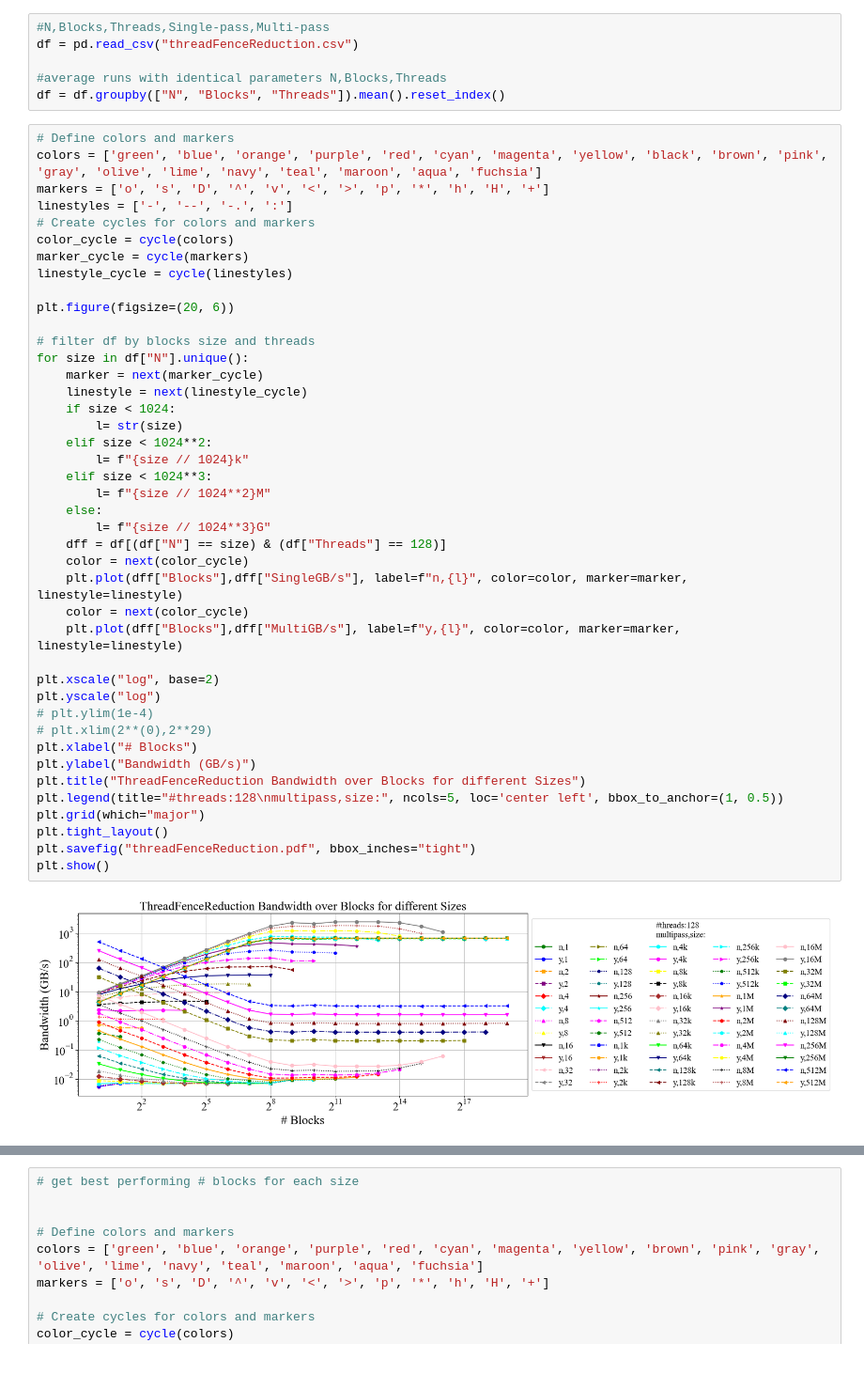
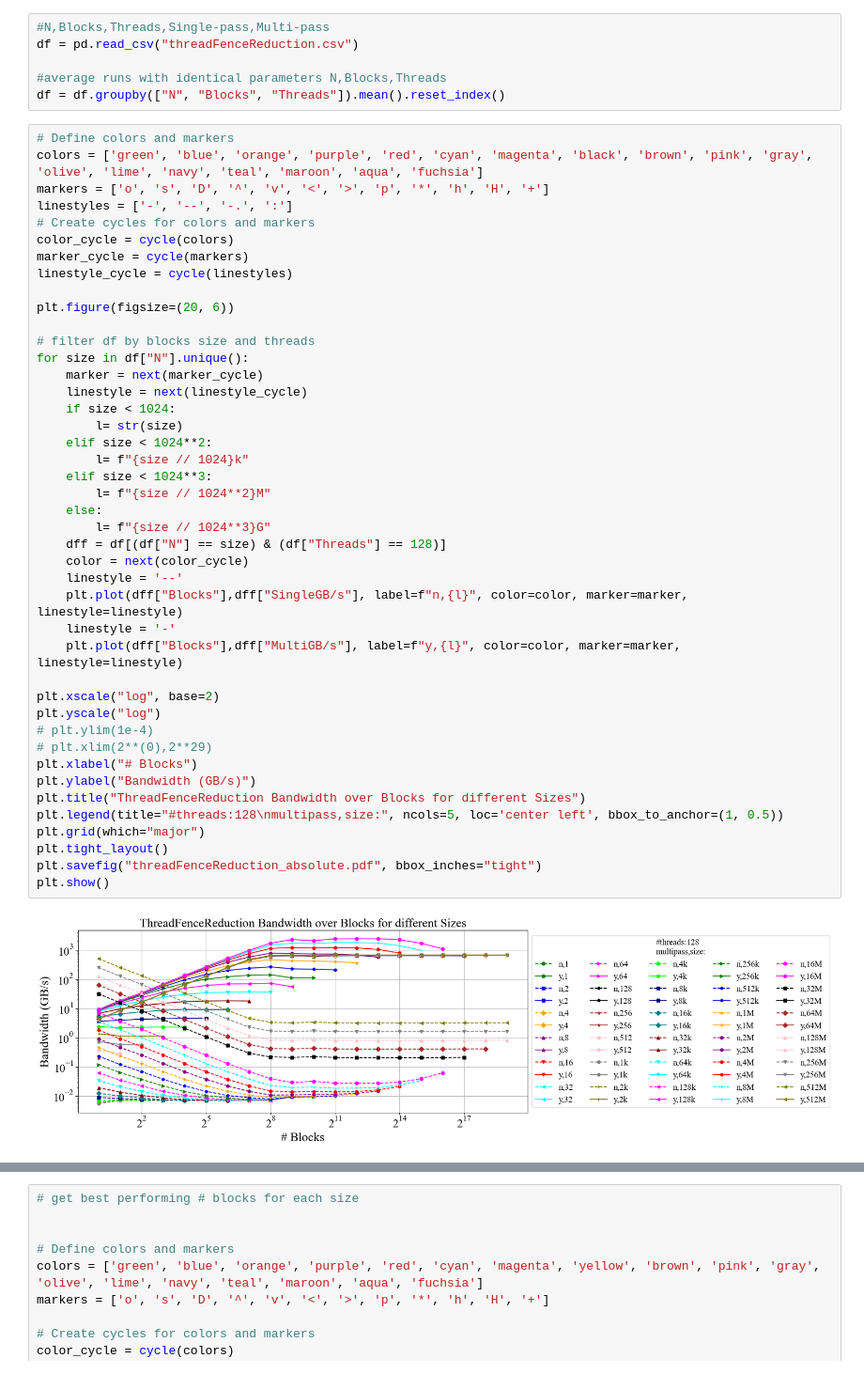
Before and after one commit to DerBurri/hpcexercise, a Jupyter notebook: gpu_algo_design/Ex03/out/visu.ipynb, the cells around one changed output, grey strips where cells are left out. Shown at 94% size. Cells and saved outputs as stored; diff of their text form.

Commit message:
[UPDATE] 3.2 result figures cleanup

```diff
--- a/gpu_algo_design/Ex03/out/visu.ipynb
+++ b/gpu_algo_design/Ex03/out/visu.ipynb
@@ -24,7 +24,7 @@ df = pd.read_csv("threadFenceReduction.csv")
 df = df.groupby(["N", "Blocks", "Threads"]).mean().reset_index()
 # %%
 # Define colors and markers
-colors = ['green', 'blue', 'orange', 'purple', 'red', 'cyan', 'magenta', 'yellow', 'black', 'brown', 'pink', 'gray', 'olive', 'lime', 'navy', 'teal', 'maroon', 'aqua', 'fuchsia']
+colors = ['green', 'blue', 'orange', 'purple', 'red', 'cyan', 'magenta', 'black', 'brown', 'pink', 'gray', 'olive', 'lime', 'navy', 'teal', 'maroon', 'aqua', 'fuchsia']
 markers = ['o', 's', 'D', '^', 'v', '<', '>', 'p', '*', 'h', 'H', '+']
 linestyles = ['-', '--', '-.', ':']
 # Create cycles for colors and markers
@@ -36,36 +36,37 @@ plt.figure(figsize=(20, 6))
 
 # filter df by blocks size and threads
 for size in df["N"].unique():
     marker = next(marker_cycle)
     linestyle = next(linestyle_cycle)
     if size < 1024:
         l= str(size)
     elif size < 1024**2:
         l= f"{size // 1024}k"
     elif size < 1024**3:
         l= f"{size // 1024**2}M"
     else:
         l= f"{size // 1024**3}G"
     dff = df[(df["N"] == size) & (df["Threads"] == 128)]
     color = next(color_cycle)
+    linestyle = '--'
     plt.plot(dff["Blocks"],dff["SingleGB/s"], label=f"n,{l}", color=color, marker=marker, linestyle=linestyle)
-    color = next(color_cycle)
+    linestyle = '-'
     plt.plot(dff["Blocks"],dff["MultiGB/s"], label=f"y,{l}", color=color, marker=marker, linestyle=linestyle)
 
 plt.xscale("log", base=2)
 plt.yscale("log")
 # plt.ylim(1e-4)
 # plt.xlim(2**(0),2**29)
 plt.xlabel("# Blocks")
 plt.ylabel("Bandwidth (GB/s)")
 plt.title("ThreadFenceReduction Bandwidth over Blocks for different Sizes")
 plt.legend(title="#threads:128\nmultipass,size:", ncols=5, loc='center left', bbox_to_anchor=(1, 0.5))
 plt.grid(which="major")
 plt.tight_layout()
-plt.savefig("threadFenceReduction.pdf", bbox_inches="tight")
+plt.savefig("threadFenceReduction_absolute.pdf", bbox_inches="tight")
 plt.show()
 # %% [output]
-[figure, old version]
+[figure, new version]
 # %%
 # Define colors and markers
 colors = ['green', 'blue', 'orange', 'purple', 'red', 'cyan', 'magenta', 'black', 'brown', 'pink', 'gray', 'olive', 'lime', 'navy', 'teal', 'maroon', 'aqua', 'fuchsia']
```
Also changed, not shown: parts of 1 cell of this notebook, 3 other files.
